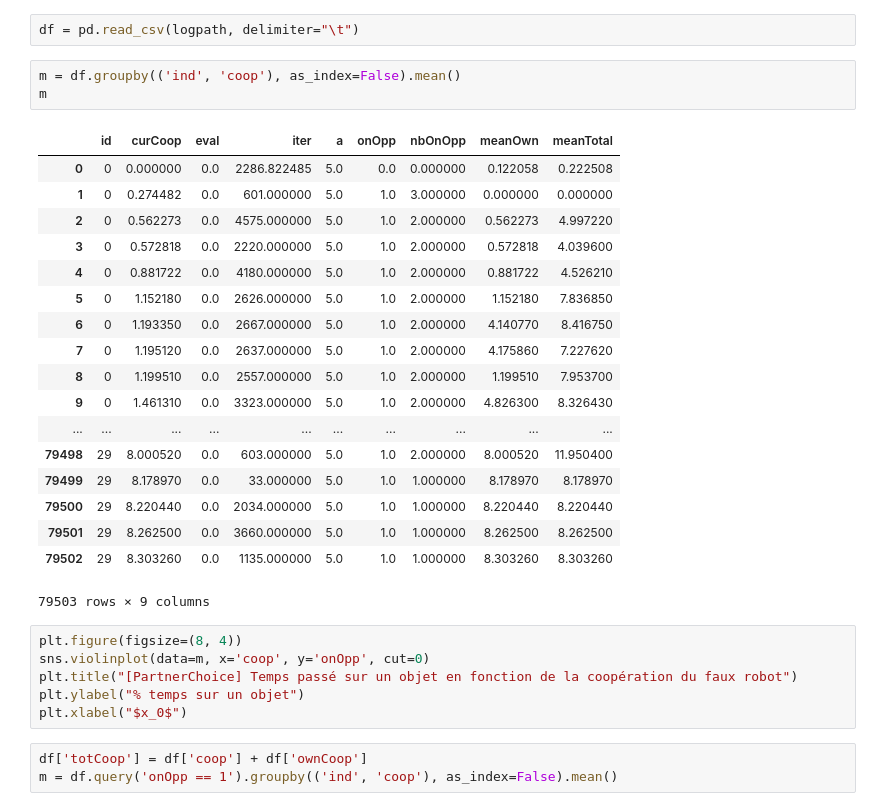
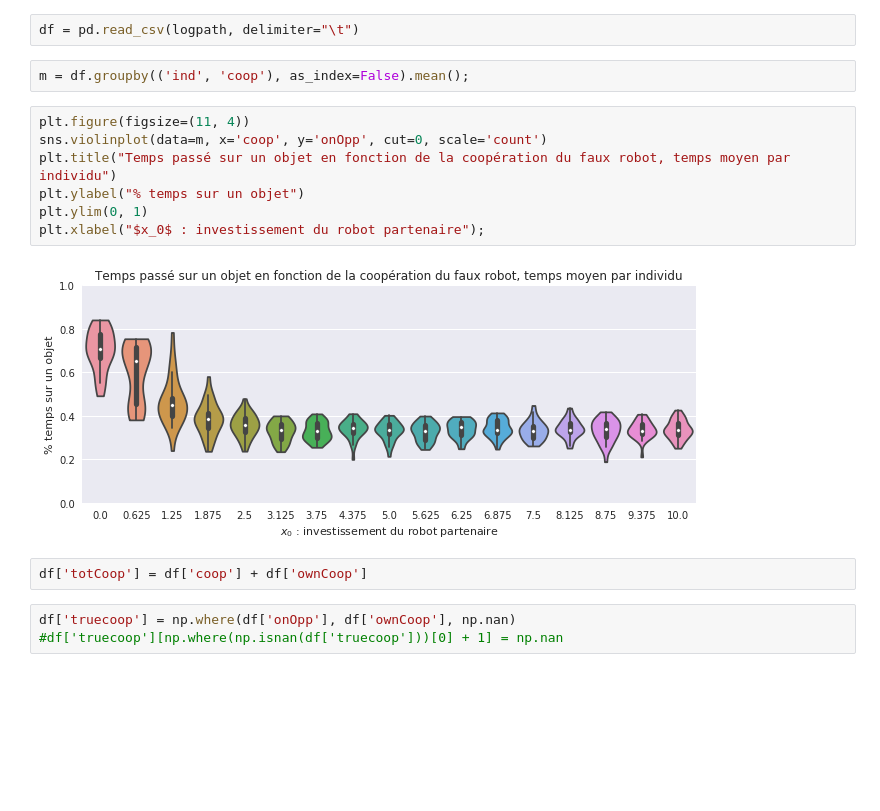
Before and after one commit to PaulEcoffet/roborobo3, a Jupyter notebook: roborobo3/notebooks/bigmodel_partnerchoice.ipynb, the cells around one changed output. Cells and saved outputs as stored; diff of their text form; blank space fills up the shorter version.

```diff
--- a/roborobo3/notebooks/bigmodel_partnerchoice.ipynb
+++ b/roborobo3/notebooks/bigmodel_partnerchoice.ipynb
@@ -20,34 +26,19 @@ fit.groupby('gen')['fitness'].median().plot()
 # %%
 df = pd.read_csv(logpath, delimiter="\t")
 # %%
-m = df.groupby(('ind', 'coop'), as_index=False).mean()
-m
+m = df.groupby(('ind', 'coop'), as_index=False).mean();
-# %% [output]
-|  | id | curCoop | eval | iter | a | onOpp | nbOnOpp | meanOwn | meanTotal |
-| 0 | 0 | 0.000000 | 0.0 | 2286.822485 | 5.0 | 0.0 | 0.000000 | 0.122058 | 0.222508 |
-| 1 | 0 | 0.274482 | 0.0 | 601.000000 | 5.0 | 1.0 | 3.000000 | 0.000000 | 0.000000 |
-| 2 | 0 | 0.562273 | 0.0 | 4575.000000 | 5.0 | 1.0 | 2.000000 | 0.562273 | 4.997220 |
-| 3 | 0 | 0.572818 | 0.0 | 2220.000000 | 5.0 | 1.0 | 2.000000 | 0.572818 | 4.039600 |
-| 4 | 0 | 0.881722 | 0.0 | 4180.000000 | 5.0 | 1.0 | 2.000000 | 0.881722 | 4.526210 |
-| 5 | 0 | 1.152180 | 0.0 | 2626.000000 | 5.0 | 1.0 | 2.000000 | 1.152180 | 7.836850 |
-| 6 | 0 | 1.193350 | 0.0 | 2667.000000 | 5.0 | 1.0 | 2.000000 | 4.140770 | 8.416750 |
-| 7 | 0 | 1.195120 | 0.0 | 2637.000000 | 5.0 | 1.0 | 2.000000 | 4.175860 | 7.227620 |
-| 8 | 0 | 1.199510 | 0.0 | 2557.000000 | 5.0 | 1.0 | 2.000000 | 1.199510 | 7.953700 |
-| 9 | 0 | 1.461310 | 0.0 | 3323.000000 | 5.0 | 1.0 | 2.000000 | 4.826300 | 8.326430 |
-| ... | ... | ... | ... | ... | ... | ... | ... | ... | ... |
-| 79498 | 29 | 8.000520 | 0.0 | 603.000000 | 5.0 | 1.0 | 2.000000 | 8.000520 | 11.950400 |
-| 79499 | 29 | 8.178970 | 0.0 | 33.000000 | 5.0 | 1.0 | 1.000000 | 8.178970 | 8.178970 |
-| 79500 | 29 | 8.220440 | 0.0 | 2034.000000 | 5.0 | 1.0 | 1.000000 | 8.220440 | 8.220440 |
-| 79501 | 29 | 8.262500 | 0.0 | 3660.000000 | 5.0 | 1.0 | 1.000000 | 8.262500 | 8.262500 |
-| 79502 | 29 | 8.303260 | 0.0 | 1135.000000 | 5.0 | 1.0 | 1.000000 | 8.303260 | 8.303260 |
-79503 rows × 9 columns
 # %%
-plt.figure(figsize=(8, 4))
-sns.violinplot(data=m, x='coop', y='onOpp', cut=0)
-plt.title("[PartnerChoice] Temps passé sur un objet en fonction de la coopération du faux robot")
+plt.figure(figsize=(11, 4))
+sns.violinplot(data=m, x='coop', y='onOpp', cut=0, scale='count')
+plt.title("Temps passé sur un objet en fonction de la coopération du faux robot, temps moyen par individu")
 plt.ylabel("% temps sur un objet")
-plt.xlabel("$x_0$")
+plt.ylim(0, 1)
+plt.xlabel("$x_0$ : investissement du robot partenaire");
+# %% [output]
+[figure, added]
 # %%
 df['totCoop'] = df['coop'] + df['ownCoop']
-m = df.query('onOpp == 1').groupby(('ind', 'coop'), as_index=False).mean()
+# %%
+df['truecoop'] = np.where(df['onOpp'], df['ownCoop'], np.nan)
+#df['truecoop'][np.where(np.isnan(df['truecoop']))[0] + 1] = np.nan
 # %%
```
Also changed, not shown: parts of 6 cells of this notebook, 2 other files.
